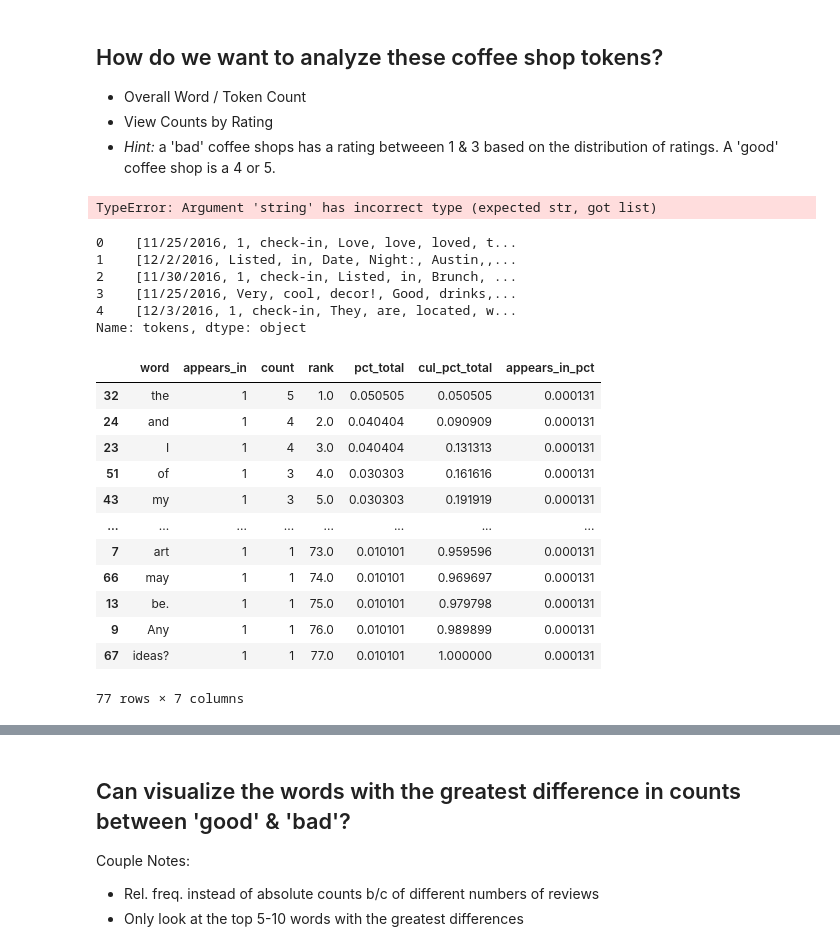
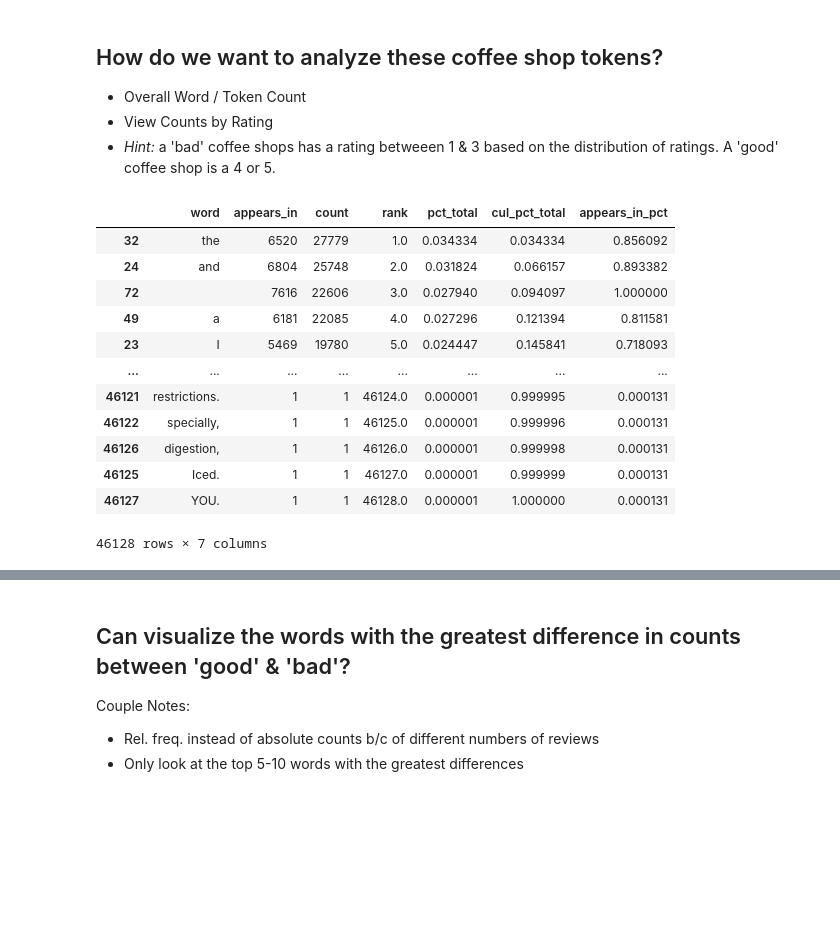
Before and after one commit to RAV10K1/DS-Unit-4-Sprint-1-NLP, a Jupyter notebook: module1-text-data/LS_DS_411_Text_Data_Assignment.ipynb, the cells around one changed output, grey strips where cells are left out. Cells and saved outputs as stored; diff of their text form; code cells hidden in the pictures; blank space fills up the shorter version.

```diff
--- a/module1-text-data/LS_DS_411_Text_Data_Assignment.ipynb
+++ b/module1-text-data/LS_DS_411_Text_Data_Assignment.ipynb
@@ -98,0 +112,3 @@ Name: full_review_text, dtype: object
+# %%
+# Creating copy of dataframe
+df2 = shops.copy()
@@ -98,0 +123,11 @@ Name: full_review_text, dtype: object
+# %%
+# Tokenizer Pipe
+
+tokens = []
+
+""" Make them tokens """
+for doc in tokenizer.pipe(df2['full_review_text'], batch_size=500):
+    doc_tokens = [token.text for token in doc]
+    tokens.append(doc_tokens)
+
+df2['tokens'] = tokens
@@ -130,37 +149,14 @@ tokenizer = Tokenizer(nlp.vocab)
-# %%
-# Tokenizer Pipe
-
-tokens = []
-
-""" Make them tokens """
-for doc in tokenizer.pipe(shops['full_review_text']):
-    doc_tokens = [token.text for token in doc]
-    tokens.append(doc_tokens)
-
-shops['tokens'] = tokens
-# %% [output]
-TypeError: Argument 'string' has incorrect type (expected str, got list)
-# %%
-shops.tokens.head()
-# %% [output]
-0    [11/25/2016, 1, check-in, Love, love, loved, t...
-1    [12/2/2016, Listed, in, Date, Night:, Austin,,...
-2    [11/30/2016, 1, check-in, Listed, in, Brunch, ...
-3    [11/25/2016, Very, cool, decor!, Good, drinks,...
-4    [12/3/2016, 1, check-in, They, are, located, w...
-Name: tokens, dtype: object
 # %%
 def count(docs):
-    """Courtesy -Lecture Notes"""
 
-    word_counts = Counter()
-    appears_in = Counter()
+        word_counts = Counter()
+        appears_in = Counter()
 
-    total_docs = len(docs)
+        total_docs = len(docs)
 
-    for doc in docs:
-        word_counts.update(doc)
-        appears_in.update(set(doc))
+        for doc in docs:
+            word_counts.update(doc)
+            appears_in.update(set(doc))
 
         temp = zip(word_counts.keys(), word_counts.values())
 
@@ -182,19 +178,19 @@ def count(docs):
 
         return wc.sort_values(by='rank')
 # %%
-word_count = count(shops['tokens'])
+word_count = count(df2.tokens)
 word_count
 # %% [output]
 |  | word | appears_in | count | rank | pct_total | cul_pct_total | appears_in_pct |
-| 32 | the | 1 | 5 | 1.0 | 0.050505 | 0.050505 | 0.000131 |
-| 24 | and | 1 | 4 | 2.0 | 0.040404 | 0.090909 | 0.000131 |
-| 23 | I | 1 | 4 | 3.0 | 0.040404 | 0.131313 | 0.000131 |
-| 51 | of | 1 | 3 | 4.0 | 0.030303 | 0.161616 | 0.000131 |
-| 43 | my | 1 | 3 | 5.0 | 0.030303 | 0.191919 | 0.000131 |
+| 32 | the | 6520 | 27779 | 1.0 | 0.034334 | 0.034334 | 0.856092 |
+| 24 | and | 6804 | 25748 | 2.0 | 0.031824 | 0.066157 | 0.893382 |
+| 72 |  | 7616 | 22606 | 3.0 | 0.027940 | 0.094097 | 1.000000 |
+| 49 | a | 6181 | 22085 | 4.0 | 0.027296 | 0.121394 | 0.811581 |
+| 23 | I | 5469 | 19780 | 5.0 | 0.024447 | 0.145841 | 0.718093 |
 | ... | ... | ... | ... | ... | ... | ... | ... |
-| 7 | art | 1 | 1 | 73.0 | 0.010101 | 0.959596 | 0.000131 |
-| 66 | may | 1 | 1 | 74.0 | 0.010101 | 0.969697 | 0.000131 |
-| 13 | be. | 1 | 1 | 75.0 | 0.010101 | 0.979798 | 0.000131 |
-| 9 | Any | 1 | 1 | 76.0 | 0.010101 | 0.989899 | 0.000131 |
-| 67 | ideas? | 1 | 1 | 77.0 | 0.010101 | 1.000000 | 0.000131 |
+| 46121 | restrictions. | 1 | 1 | 46124.0 | 0.000001 | 0.999995 | 0.000131 |
+| 46122 | specially, | 1 | 1 | 46125.0 | 0.000001 | 0.999996 | 0.000131 |
+| 46126 | digestion, | 1 | 1 | 46126.0 | 0.000001 | 0.999998 | 0.000131 |
+| 46125 | Iced. | 1 | 1 | 46127.0 | 0.000001 | 0.999999 | 0.000131 |
+| 46127 | YOU. | 1 | 1 | 46128.0 | 0.000001 | 1.000000 | 0.000131 |
-77 rows × 7 columns
+46128 rows × 7 columns
```
Also changed, not shown: parts of 18 cells of this notebook.
